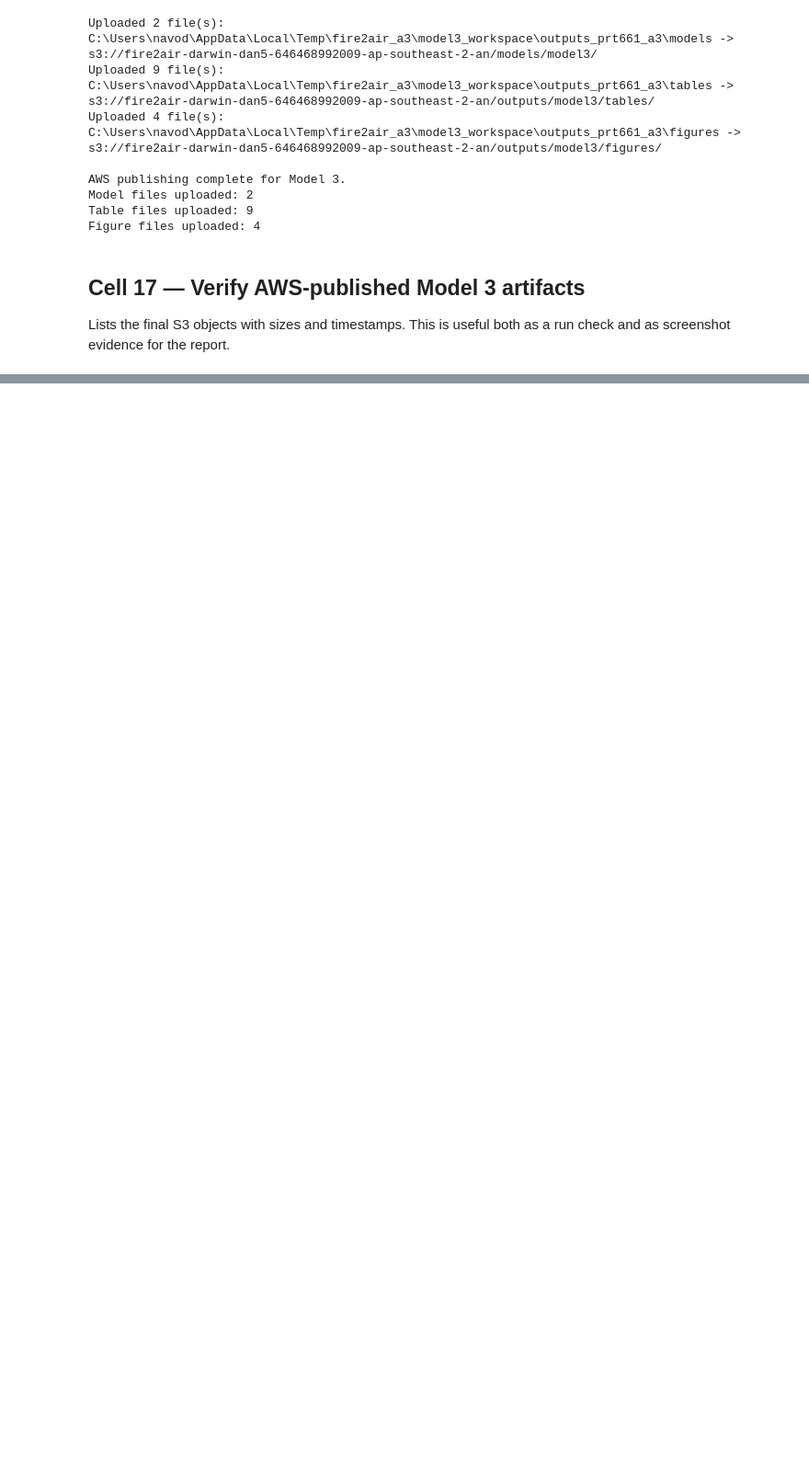
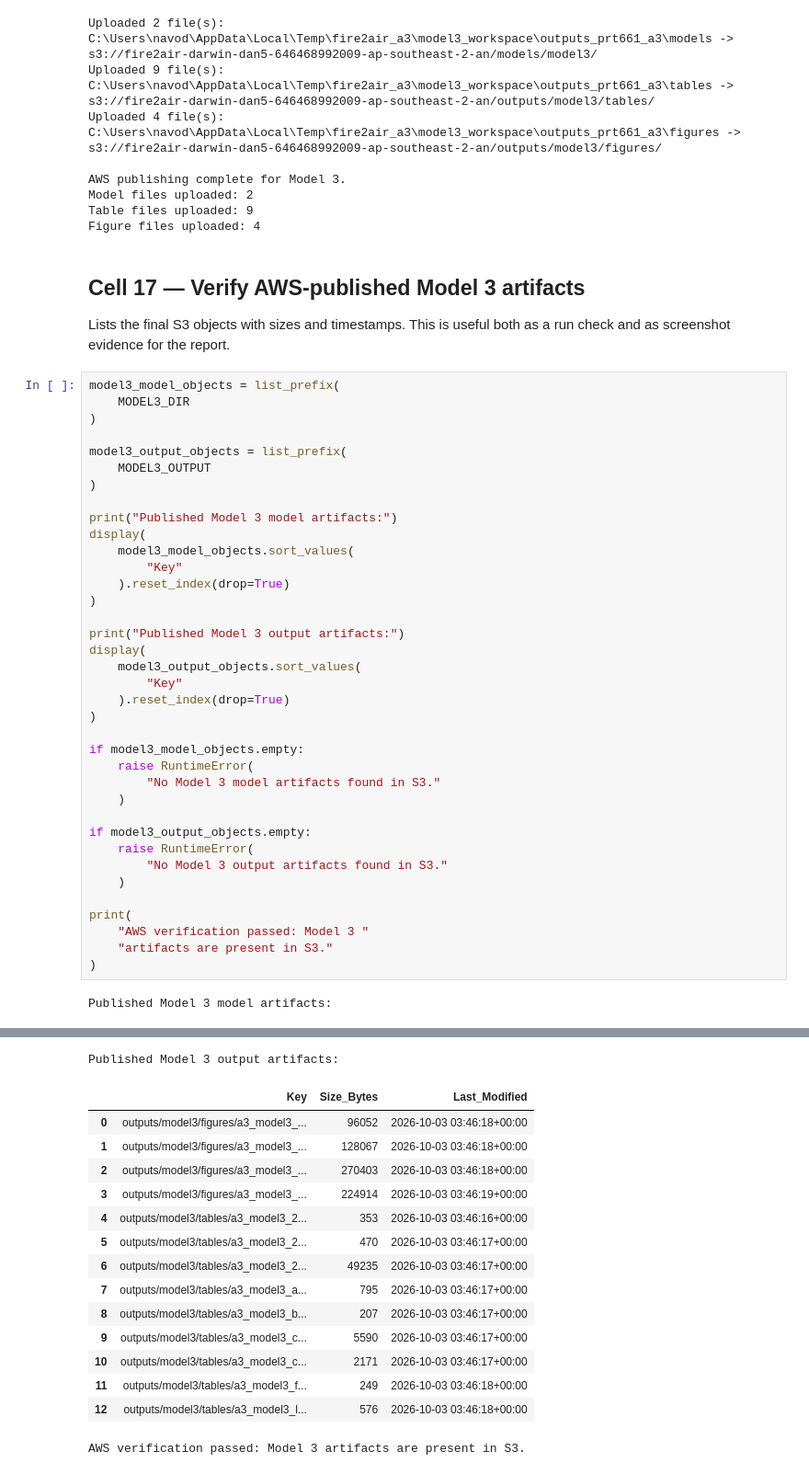
Before and after one commit to Dan5-Theme2/PRT661---DATA-SCIENCE-PRACTICE---Dan5---Theme2, a Jupyter notebook: AWS/AWS_integrations/Navodya - Model 3_Count_Explainability.ipynb, the cells around one changed output, grey strips where cells are left out. Shown at 92% size. Cells and saved outputs as stored; diff of their text form; blank space fills up the shorter version.

Commit message:
test(model3-aws): verify published S3 artifacts

```diff
--- a/AWS/AWS_integrations/Navodya - Model 3_Count_Explainability.ipynb
+++ b/AWS/AWS_integrations/Navodya - Model 3_Count_Explainability.ipynb
@@ -1675,3 +1675,42 @@ Figure files uploaded: 4
 ## Cell 17 — Verify AWS-published Model 3 artifacts
 
 Lists the final S3 objects with sizes and timestamps. This is useful both as a run check and as screenshot evidence for the report.
+# %%
+model3_model_objects = list_prefix(
+    MODEL3_DIR
+)
+
+model3_output_objects = list_prefix(
+    MODEL3_OUTPUT
+)
+
+print("Published Model 3 model artifacts:")
+display(
+    model3_model_objects.sort_values(
+        "Key"
+    ).reset_index(drop=True)
+)
+
+print("Published Model 3 output artifacts:")
+display(
+    model3_output_objects.sort_values(
+        "Key"
+    ).reset_index(drop=True)
+)
+
+if model3_model_objects.empty:
+    raise RuntimeError(
+        "No Model 3 model artifacts found in S3."
+    )
+
+if model3_output_objects.empty:
+    raise RuntimeError(
+        "No Model 3 output artifacts found in S3."
+    )
+
+print(
+    "AWS verification passed: Model 3 "
+    "artifacts are present in S3."
+)
+# %% [output]
+Published Model 3 model artifacts:
@@ -1677,0 +1720,16 @@ Lists the final S3 objects with sizes and timestamps. This is useful both as a r
+Published Model 3 output artifacts:
+|  | Key | Size_Bytes | Last_Modified |
+| 0 | outputs/model3/figures/a3_model3_... | 96052 | 2026-10-03 03:46:18+00:00 |
+| 1 | outputs/model3/figures/a3_model3_... | 128067 | 2026-10-03 03:46:18+00:00 |
+| 2 | outputs/model3/figures/a3_model3_... | 270403 | 2026-10-03 03:46:18+00:00 |
+| 3 | outputs/model3/figures/a3_model3_... | 224914 | 2026-10-03 03:46:19+00:00 |
+| 4 | outputs/model3/tables/a3_model3_2... | 353 | 2026-10-03 03:46:16+00:00 |
+| 5 | outputs/model3/tables/a3_model3_2... | 470 | 2026-10-03 03:46:17+00:00 |
+| 6 | outputs/model3/tables/a3_model3_2... | 49235 | 2026-10-03 03:46:17+00:00 |
+| 7 | outputs/model3/tables/a3_model3_a... | 795 | 2026-10-03 03:46:17+00:00 |
+| 8 | outputs/model3/tables/a3_model3_b... | 207 | 2026-10-03 03:46:17+00:00 |
+| 9 | outputs/model3/tables/a3_model3_c... | 5590 | 2026-10-03 03:46:17+00:00 |
+| 10 | outputs/model3/tables/a3_model3_c... | 2171 | 2026-10-03 03:46:17+00:00 |
+| 11 | outputs/model3/tables/a3_model3_f... | 249 | 2026-10-03 03:46:18+00:00 |
+| 12 | outputs/model3/tables/a3_model3_l... | 576 | 2026-10-03 03:46:18+00:00 |
+AWS verification passed: Model 3 artifacts are present in S3.
```
Also changed, not shown: parts of 1 cell of this notebook.
